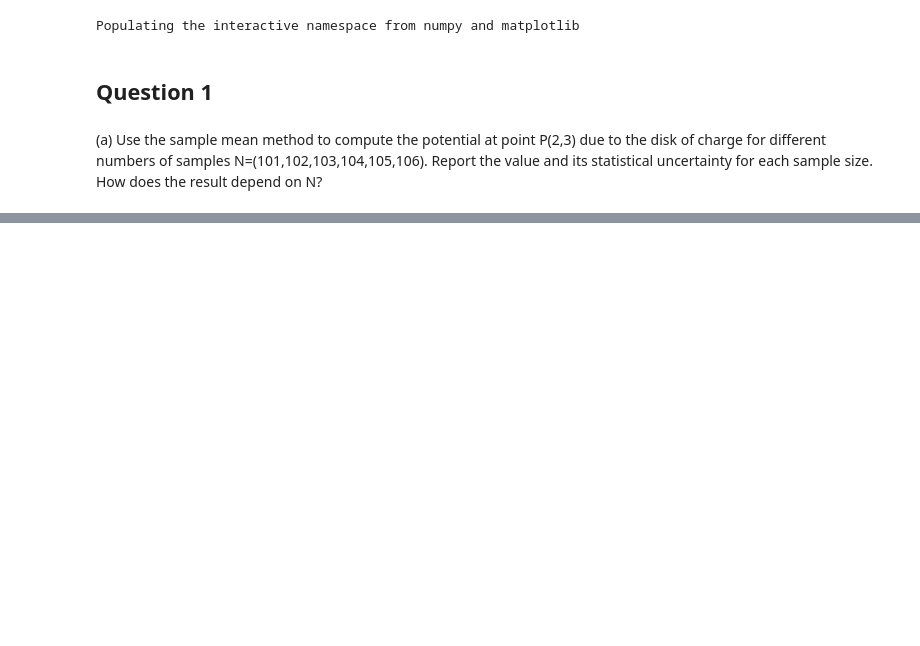
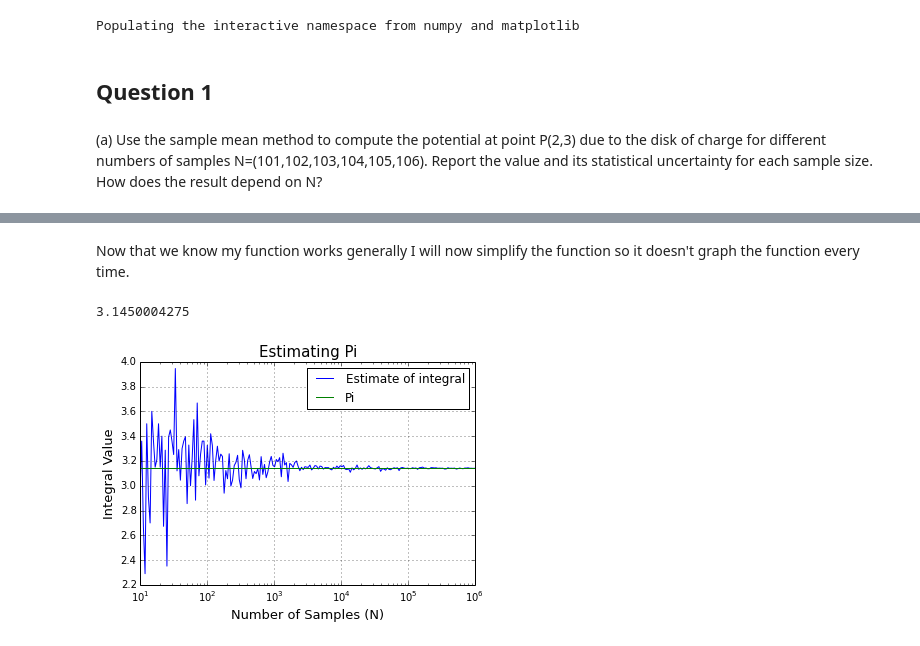
Before and after one commit to bwparry202/PHYS202-S14, a Jupyter notebook: SciPy/MCIntegrationExercises.ipynb, the cells around one changed output, grey strips where cells are left out. Saved outputs shown, nothing was run; the diff lists cells and outputs as text; code cells hidden in the pictures; blank space fills up the shorter version.

```diff
--- a/SciPy/MCIntegrationExercises.ipynb
+++ b/SciPy/MCIntegrationExercises.ipynb
@@ -70,0 +145,43 @@ Error on I = 0.0170202573336 %
+# %% [markdown]
+Now that we know my function works generally I will now simplify the function so it doesn't graph the function every time.
+# %%
+def hit_or_miss(N,f,xmin,xmax):
+    x = np.arange(xmin,xmax,0.001)
+    subx = x[logical_and((x > xmin),(x < xmax))]
+    ymax = f(subx).max()*1.05
+    ymin = 0.
+
+    samples_x = xmin + (xmax-xmin)*np.random.random_sample(N);
+    samples_y = ymin + (ymax-ymin)*np.random.random_sample(N);
+
+    newmask = (samples_y < f(samples_x))
+
+    I = (xmax-xmin)*(ymax-ymin)*newmask.sum()/newmask.size
+    return I
+
+print hit_or_miss(100000,f,0.,1.)
+# %% [output]
+3.1450004275
+# %%
+### Now write a function that returns the value for every different N.
+f = lambda x: 4 * sqrt(1 - x**2)
+N = np.logspace(1, 6, num = 200)
+y = lambda x: np.pi*x/x
+xmin = 0.
+xmax = 1.
+
+estimate = []
+for n in N:
+    value = hit_or_miss(n,f,xmin,xmax)
+    estimate.append(value)
+
+plt.semilogx(N,estimate,label = "Estimate of integral")
+plt.semilogx(N,y(N),label = "Pi")
+plt.xlabel("Number of Samples (N)",size = 13)
+plt.ylabel("Integral Value", size = 13)
+plt.title("Estimating Pi", size = 15)
+plt.legend()
+plt.grid()
+plt.show()
+# %% [output]
+[figure, added]
```
Also changed, not shown: parts of 15 cells of this notebook, 2 other files.
